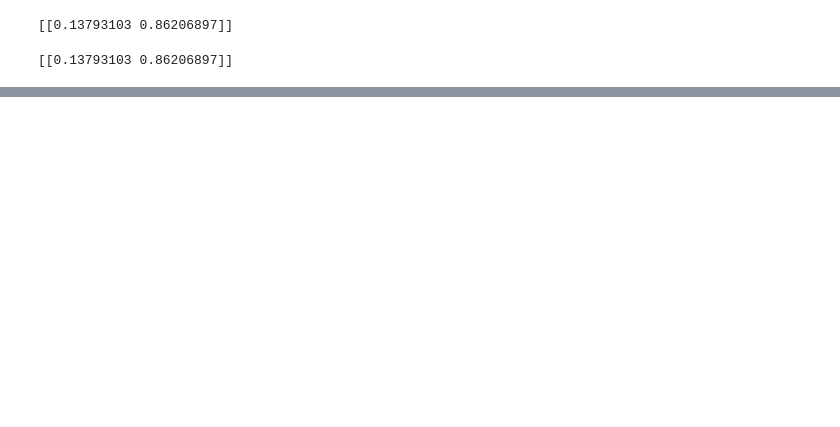
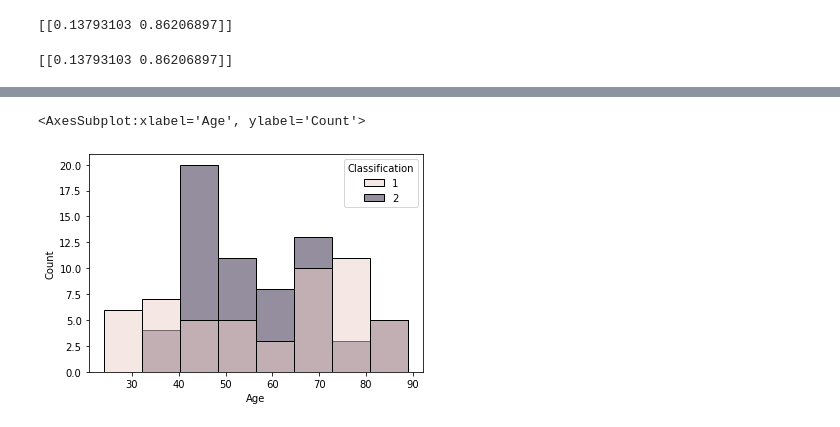
Before and after one commit to NestorDiazDataSC/DecisionTree-and-Random-Forest, a Jupyter notebook: Arbol de Decision.ipynb, the cells around one changed output, grey strips where cells are left out. Saved outputs shown, nothing was run; the diff lists cells and outputs as text; code cells hidden in the pictures; blank space fills up the shorter version.

```diff
--- a/Arbol de Decision.ipynb
+++ b/Arbol de Decision.ipynb
@@ -125,0 +113,5 @@ classifier
+# %%
+sns.histplot(x=data.Age, hue=data.Classification)
+# %% [output]
+<AxesSubplot:xlabel='Age', ylabel='Count'>
+[figure, added]
```
Also changed, not shown: parts of 12 cells of this notebook.
